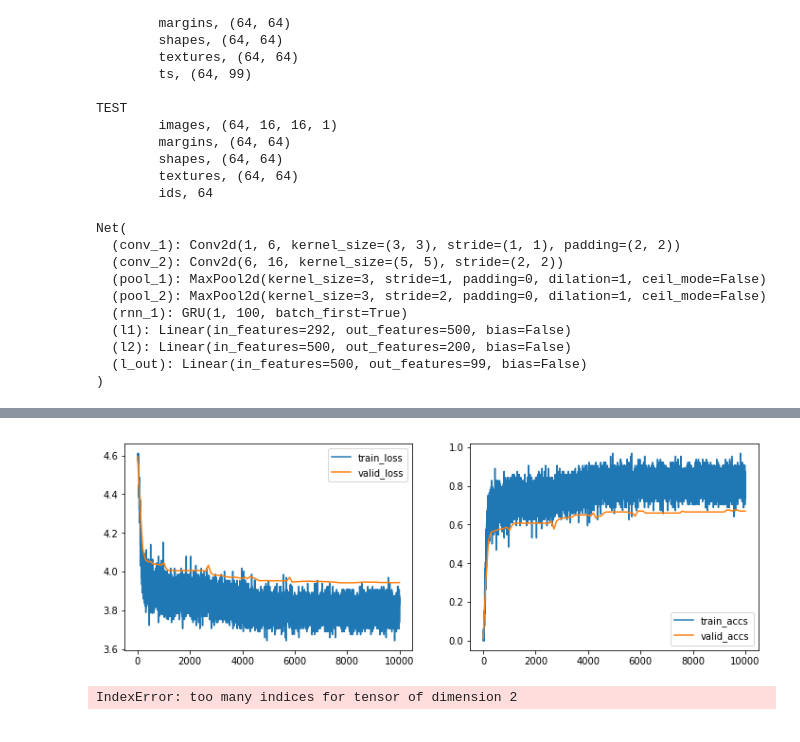
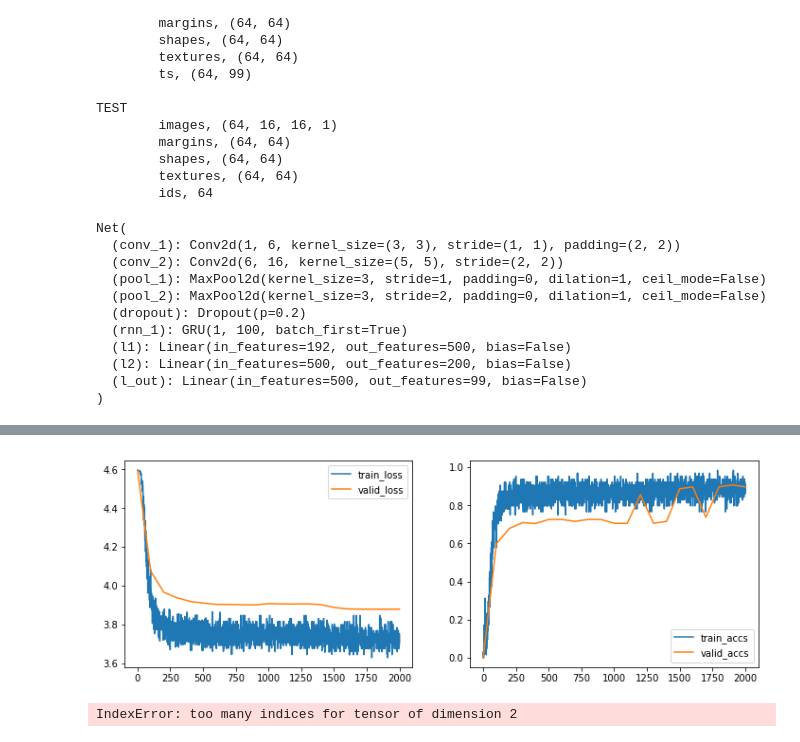
Before and after one commit to bok11/02456-Deep-learning, a Jupyter notebook: 4_Mini_Project/4.1-EXE-Kaggle-Leaf-Challenge.ipynb, the cells around one changed output, grey strips where cells are left out. Cells and saved outputs as stored; diff of their text form; code cells hidden in the pictures.

```diff
--- a/4_Mini_Project/4.1-EXE-Kaggle-Leaf-Challenge.ipynb
+++ b/4_Mini_Project/4.1-EXE-Kaggle-Leaf-Challenge.ipynb
@@ -682,7 +682,7 @@ TEST
         ids, 64
 # %%
 height, width, channels = IMAGE_SHAPE
-features_cat_size = 292#1012  # <-- YOUR CODE HERE (This number will need to change as you change the network)
+features_cat_size = 192#292#1012  # <-- YOUR CODE HERE (This number will need to change as you change the network)
 
 conv_out_channels = 16
 conv_stride = 1
@@ -718,6 +718,7 @@ class Net(nn.Module):
                                 stride=pool_stride_2,
                                 padding=0)
 
+        self.dropout = Dropout(p=0.2)
 
         self.rnn_1 = GRU(input_size=1,
                          hidden_size=100,
@@ -753,9 +754,14 @@ class Net(nn.Module):
         # YOUR CODE HERE vvv
         x = x_img.permute(0, 3, 1, 2)  # permute the dimensions, such that we have NCHW (num, channels, heigh, width)
         x = self.conv_1(x)
+        x = self.dropout(x)
         x = self.pool_1(x)
+
+
         x = self.conv_2(x)
+        #x = self.dropout(x)
         x = self.pool_2(x)
+
         x = relu(x)
 
 
@@ -773,7 +779,7 @@ class Net(nn.Module):
         hs = hs.view(batch_size, -1)
         features_rnn = hs
         # YOUR CODE HERE ^^^
-        features.append(features_rnn)
+        #features.append(features_rnn)
 
         features_final = torch.cat(features, dim=1)
         pre_softmax = self.l1(features_final)
@@ -792,8 +798,9 @@ Net(
   (conv_2): Conv2d(6, 16, kernel_size=(5, 5), stride=(2, 2))
   (pool_1): MaxPool2d(kernel_size=3, stride=1, padding=0, dilation=1, ceil_mode=False)
   (pool_2): MaxPool2d(kernel_size=3, stride=2, padding=0, dilation=1, ceil_mode=False)
+  (dropout): Dropout(p=0.2)
   (rnn_1): GRU(1, 100, batch_first=True)
-  (l1): Linear(in_features=292, out_features=500, bias=False)
+  (l1): Linear(in_features=192, out_features=500, bias=False)
   (l2): Linear(in_features=500, out_features=200, bias=False)
   (l_out): Linear(in_features=500, out_features=99, bias=False)
 )
@@ -809,7 +816,7 @@ def accuracy(ys, ts):
     return torch.mean(correct_prediction.float())
 # %%
 VALIDATION_SIZE = 0.1 # 0.1 is ~ 100 samples for valition
-max_iter = 7000
+max_iter = 2000
 log_every = 100
 eval_every = 100
 
@@ -890,4 +897,4 @@ Valid, it: 10000 loss: 3.94 accs: 0.67
-[figure, old version]
+[figure, new version]
 # %%
 output['out']
 # %% [output]
```
Also changed, not shown: parts of 2 cells of this notebook, 1 other file.
